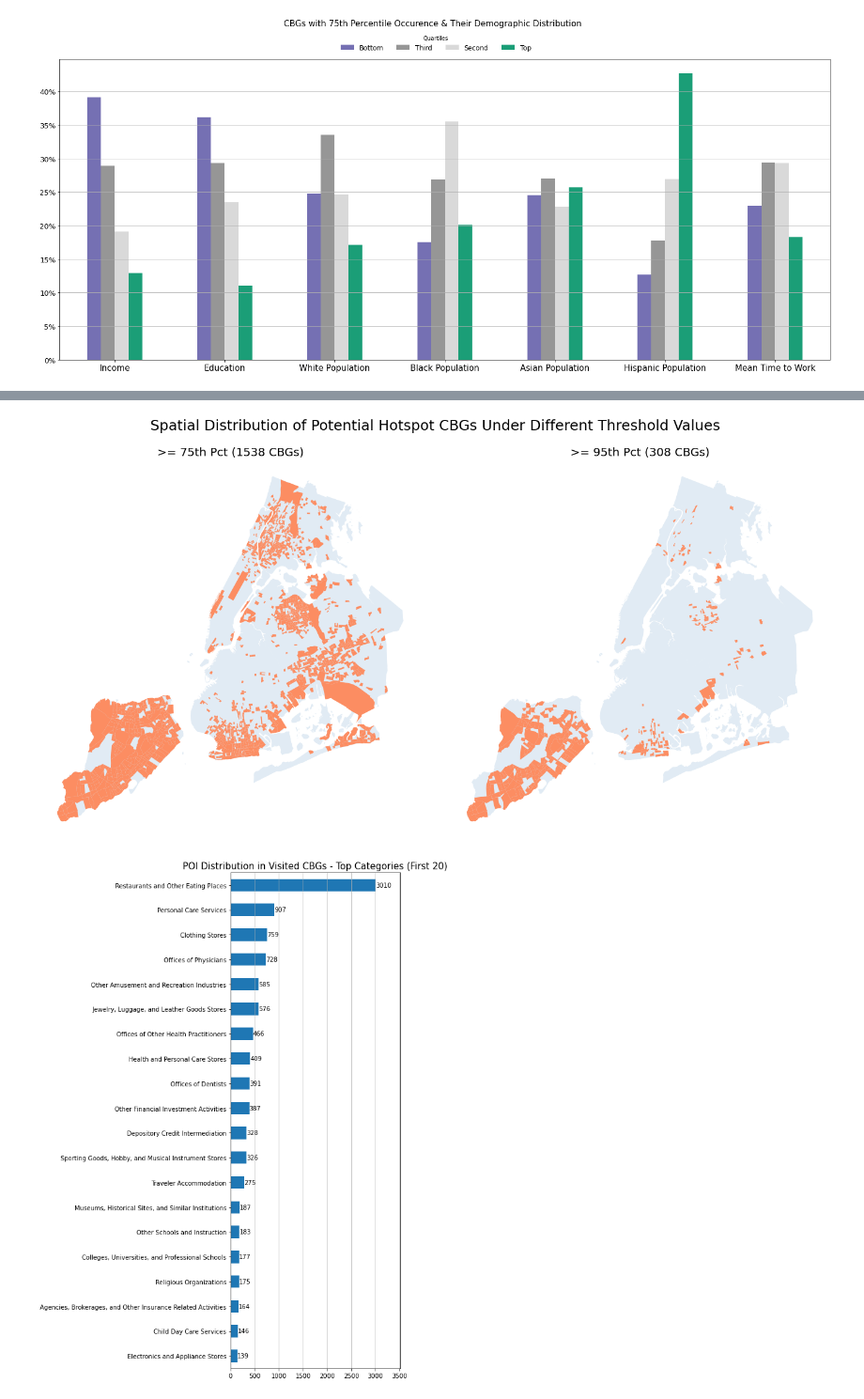
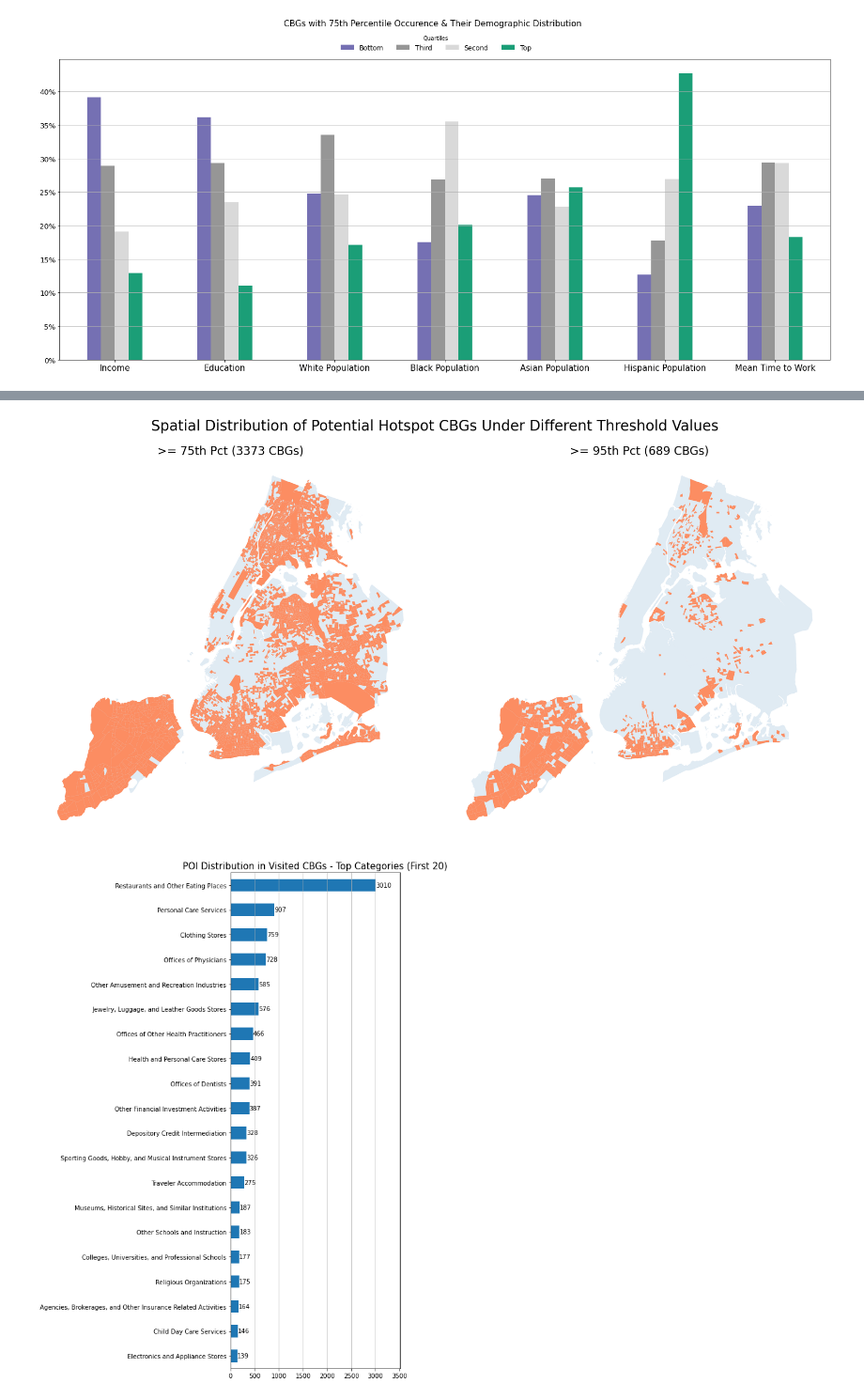
Before and after one commit to hasanalpboz/safegraph-covid19-mobility, a Jupyter notebook: scripts/notebooks/bridge-cbgs.ipynb, the cells around one changed output, grey strips where cells are left out. Shown at 94% size. Cells and saved outputs as stored; diff of their text form; code cells hidden in the pictures.

```diff
--- a/scripts/notebooks/bridge-cbgs.ipynb
+++ b/scripts/notebooks/bridge-cbgs.ipynb
@@ -56,7 +56,7 @@ def get_census_attrs(rank_list=[]):
     census_attrs['racial_diversity'] = census_attrs.apply(lambda row: entropy([row['white_population'], row['black_population'], row['asian_population'], row['hispanic_population']]), axis=1)
     census_attrs = census_attrs.rename(columns={'median_house_income': 'income'})
 
-    col_names = ['income', 'white_population', 'black_population', 'asian_population', 'racial_diversity', 'hispanic_population', 'education', 'mean_time_to_work']
+    col_names = ['income', 'total_population', 'white_population', 'black_population', 'asian_population', 'racial_diversity', 'hispanic_population', 'education', 'mean_time_to_work']
     quart = ['Bottom', 'Third', 'Second', 'Top']
     for col in col_names:
         census_attrs[f'{col}-quartile'] = pd.qcut(census_attrs[col], q=4, labels=[f'{quart[i]}' for i in range(4)])
@@ -291,21 +291,30 @@ plt.savefig(join(FIG_SAVE_DIR, 'nyc-borough-subgraph-net-summary-relative-change
 ### Bridge CBGs
 # %%
 covid_case_ranks = []
+# %%
+census_quartiles, census_values = get_census_attrs()
+cbg2pop = census_values[['census_block_group', 'total_population']]
+
+cases_df = cases_df.merge(cbg2pop, left_on='cbg', right_on='census_block_group', how='inner')
+# %%
+cases_df['norm_cases_resident'] = cases_df['Norm_Cases'] / cases_df['total_population']
 # %%
 cnets = nets[nets[:, 0] >= datetime(2020, 3, 30)]
 timesteps = cnets[:, 0]
 candidate_cbgs = {}
 case_cbgs = []
+nyc_boroughs = set(nyc_fips2borough.keys())
+
 
 for ind, timestep in enumerate(timesteps):
     net = cnets[ind][1]
     target_date = timestep + pd.to_timedelta(14, unit='d')
-    cases = cases_df[cases_df['Date'] == target_date.strftime('%Y-%m-%d')][['cbg', 'Norm_Cases']].set_index('cbg')
+    cases = cases_df[cases_df['Date'] == target_date.strftime('%Y-%m-%d')][['cbg', 'norm_cases_resident']].set_index('cbg')
 
-    covid_case_ranks.append(cases['Norm_Cases'].rank(pct=True))
+    covid_case_ranks.append(cases['norm_cases_resident'].rank(pct=True))
 
     quart = ['Bottom', 'Third', 'Second', 'Top']
-    cases['cases-quartile'] = pd.qcut(cases['Norm_Cases'], q=4, labels=quart)
+    cases['cases-quartile'] = pd.qcut(cases['norm_cases_resident'], q=4, labels=quart)
     top_cbgs = cases[cases['cases-quartile'] == 'Top'].index
     case_cbgs += list(top_cbgs)
 
@@ -315,9 +324,8 @@ for ind, timestep in enumerate(timesteps):
         cbg_str = str(cbg)
         if cbg_str in nodes:# and cbg_str not in staten_island:
             neis = net.neighbors(cbg_str, mode='in')
-            # staten island is defined below - FIX IT!
             # cbgs += [i for i in net.vs[neis]['name'] if i not in staten_island]#net.vs[neis]['name']
-            cbgs += [i for i in net.vs[neis]['name']]
+            cbgs += [i for i in net.vs[neis]['name'] if int(i[:5]) in nyc_boroughs]
     candidate_cbgs[timestep] = cbgs
 # %%
 cbg_ind = []
@@ -556,29 +566,29 @@ q75_count/si_cbg_count, q95_count/si_cbg_count
 # %%
 fig, axes = plt.subplots(1, 2, figsize=(20, 10))
 
 base = '#b3cde3'
 foreground = '#fc8d62'
 alpha = 0.4
 
 ax = axes[0]
 nyc_zcta_shp.plot(ax=ax, color=base, alpha=alpha)
-p75 = nyc_cbg_shp[nyc_cbg_shp['GEOID'].astype(np.int64).isin(vals[vals >= quant_75].index)]
+p75 = nyc_cbg_shp[nyc_cbg_shp['GEOID'].astype(str).isin(vals[vals >= quant_75].index)]
 p75.plot(ax=ax, color=foreground)
 ax.axis('off')
 ax.set_title(f'>= 75th Pct ({p75.shape[0]} CBGs)', fontsize=20)
 
 ax = axes[1]
 nyc_zcta_shp.plot(ax=ax, color=base, alpha=alpha)
-p95 = nyc_cbg_shp[nyc_cbg_shp['GEOID'].astype(np.int64).isin(vals[vals >= quant_95].index)]
+p95 = nyc_cbg_shp[nyc_cbg_shp['GEOID'].astype(str).isin(vals[vals >= quant_95].index)]
 p95.plot(ax=ax, color=foreground)
 ax.axis('off')
 ax.set_title(f'>= 95th Pct ({p95.shape[0]} CBGs)', fontsize=20)
 
 fig.suptitle('Spatial Distribution of Potential Hotspot CBGs Under Different Threshold Values', fontsize=25, y=1.03)
 fig.tight_layout()
-fig.savefig(join(FIG_SAVE_DIR, 'nyc-quant-map-all-hotspots.pdf'), bbox_inches='tight', dpi=150)
+#fig.savefig(join(FIG_SAVE_DIR, 'nyc-quant-map-all-hotspots.pdf'), bbox_inches='tight', dpi=150)
 # %% [output]
-[figure, old version]
+[figure, new version]
 # %%
 poi_df = pd.read_csv(join(pwd, 'util_datasets', AREA_NAME, f'{AREA_NAME}-POI-INFO.csv'))
 gdf = gpd.GeoDataFrame(poi_df, geometry=gpd.points_from_xy(poi_df.longitude, poi_df.latitude))
```
Also changed, not shown: parts of 13 cells of this notebook, 6 other files.
